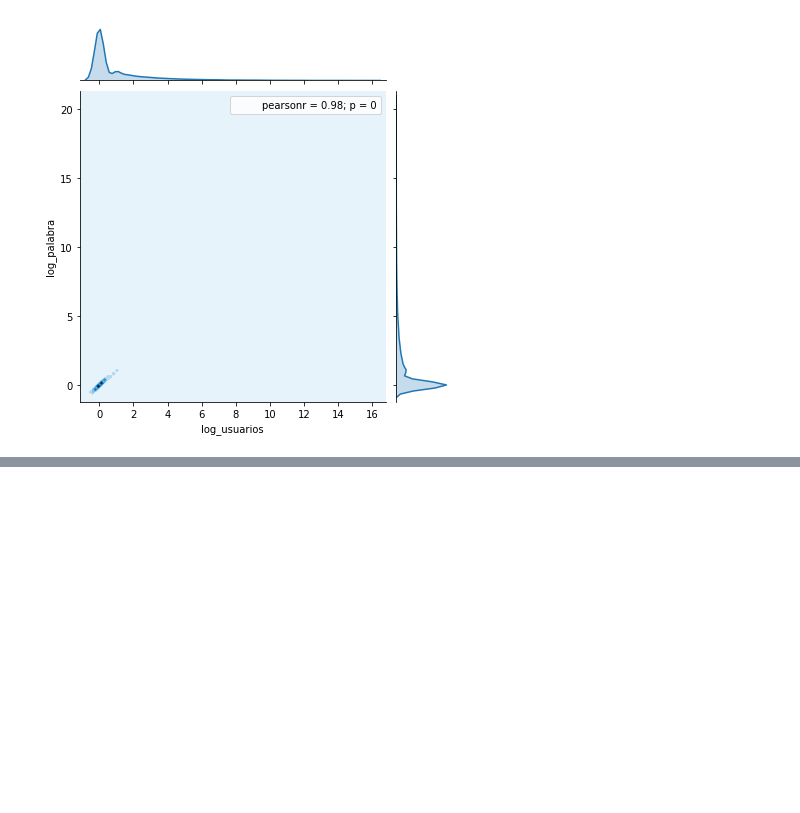
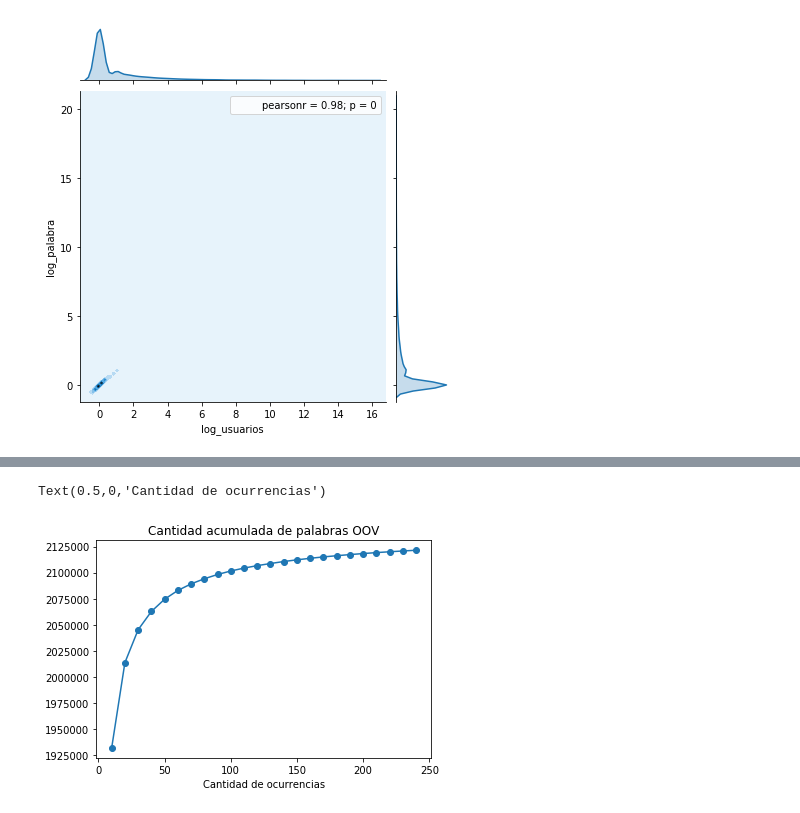
Before and after one commit to finiteautomata/contrastes, a Jupyter notebook: notebooks/constantes_de_filtrado.ipynb, the cells around one changed output, grey strips where cells are left out. Drawn from its saved outputs; the diff is of its cells as text; code cells hidden in the pictures; blank space fills up the shorter version.

```diff
--- a/notebooks/constantes_de_filtrado.ipynb
+++ b/notebooks/constantes_de_filtrado.ipynb
@@ -93,0 +98,20 @@ Name: cant_palabra, dtype: int64
+# %%
+import hunspell
+sc = hunspell.HunSpell("/usr/share/hunspell/es_AR.dic", "/usr/share/hunspell/es_AR.aff")
+vocabulary = set()
+accum = {}
+for i in range(1, 25):
+    palabras = df[df.cant_palabra < (10 * i)].index
+    cantidad = len(palabras)
+    buenas = 0
+
+    for w in palabras:
+        try:
+            if w in vocabulary or sc.spell(w):
+                vocabulary.add(w)
+                buenas+=1
+        except:
+            print(w)
+            print("Skipping")
+
+    accum[10 * i] = cantidad - buenas
@@ -93,0 +136,8 @@ Name: cant_palabra, dtype: int64
+# %%
+pd.Series(accum).plot(marker="o")
+
+plt.title("Cantidad acumulada de palabras OOV")
+plt.xlabel("Cantidad de ocurrencias")
+# %% [output]
+Text(0.5,0,'Cantidad de ocurrencias')
+[figure, added]
```
Also changed, not shown: parts of 15 cells of this notebook, 1 other file.
